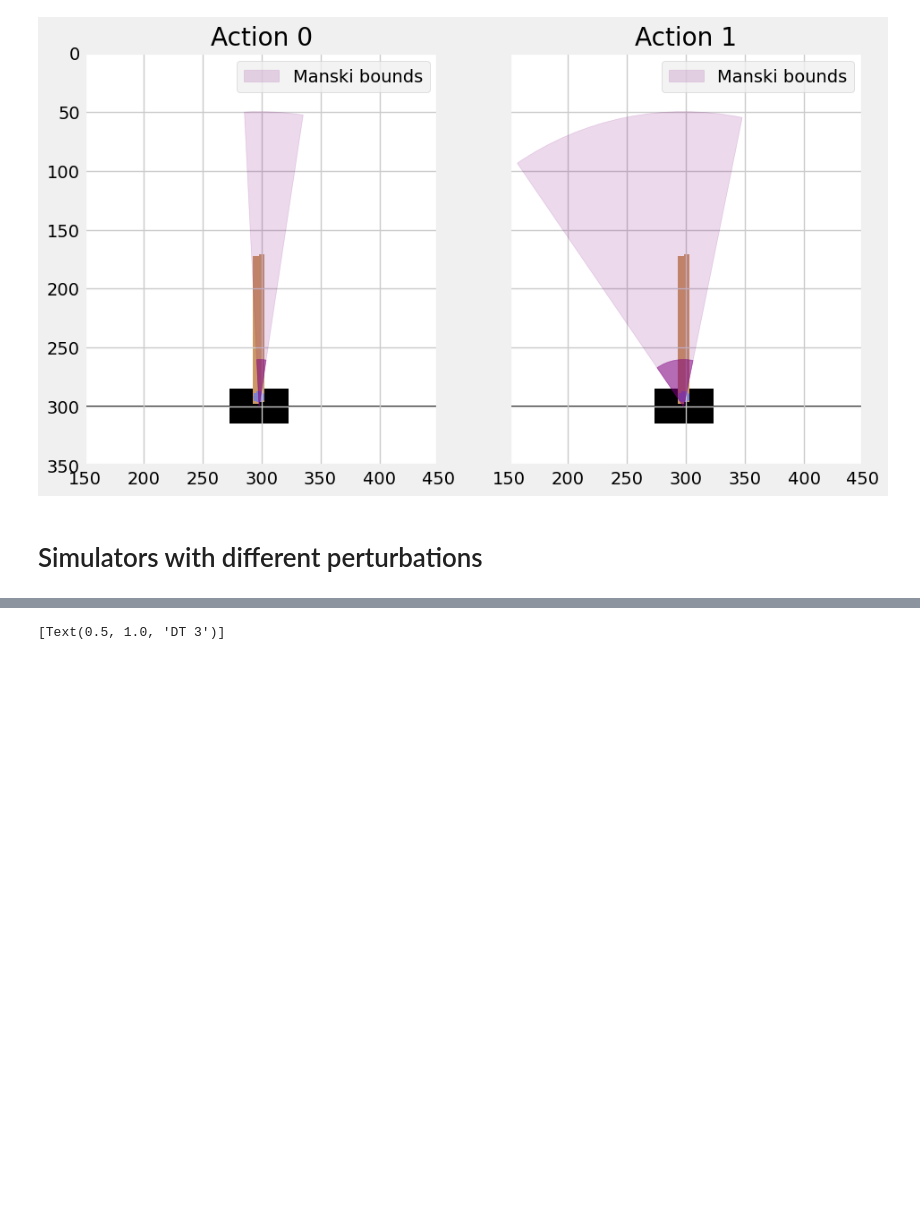
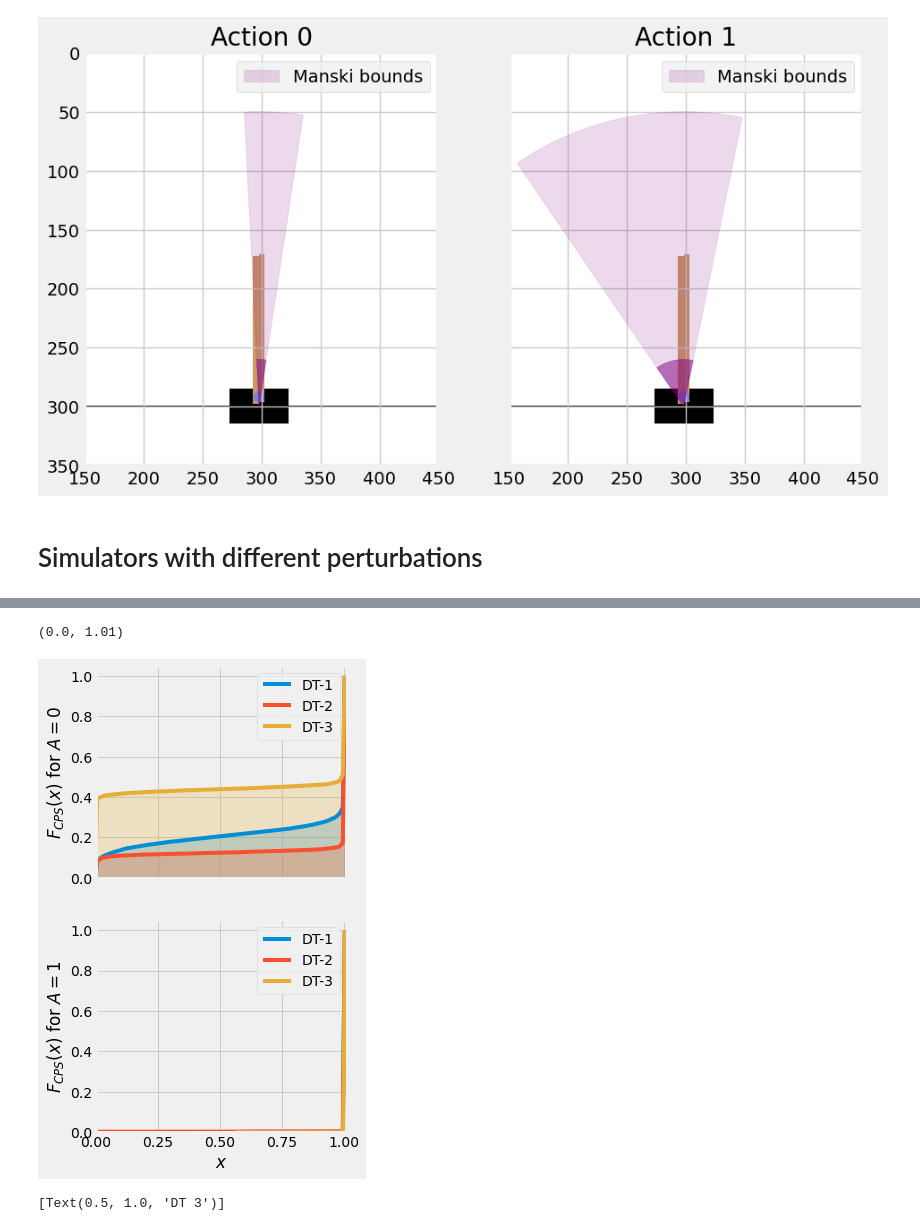
Before and after one commit to faaizT/CausalTwinAssessment, a Jupyter notebook: Cartpole Simulator.ipynb, the cells around one changed output, grey strips where cells are left out. Drawn from its saved outputs; the diff is of its cells as text; code cells hidden in the pictures; blank space fills up the shorter version.

```diff
--- a/Cartpole Simulator.ipynb
+++ b/Cartpole Simulator.ipynb
@@ -1177,3 +1201,30 @@ plt.xlim([0,1.01])
+# %%
+# results = experimental_results(-0.01)
+results = experimental_results(-0.007, policy, ymin_net, ymax_net)
+# %%
+results_cls = results.copy()
+for sim in [1, 2, 3]:
+    results_cls = results_cls.rename(columns={"$\hat{{p}}^{{x,a}}$ (DT-{})".format(sim): "DT-{}".format(sim)})
+# %%
+# -0.009
+fig, axs = plt.subplots(2, 1, figsize=(4,8), sharex=True)
+for a in [0,1]:
+    for sim in [1,2,3]:
+        if (a == 0):
+            sns.kdeplot(data=results_cls.loc[obs_data_test['A']==a, "DT-{}".format(sim)], shade=True, cumulative=True, bw=0.001, ax=axs[a])
+        else:
+            sns.kdeplot(data=results_cls.loc[obs_data_test['A']==a, "DT-{}".format(sim)], shade=True, cumulative=True, bw=0.001, ax=axs[a])
+# axs[0].set_ylabel('Action 0')
+# axs[0].set_title('Action 0')
+# axs[1].set_title('Action 1')
+axs[0].set_ylabel('$F_{CPS}(x)$ for $A=0$')
+axs[1].set_ylabel('$F_{CPS}(x)$ for $A=1$')
+axs[1].set_xlabel('$x$')
+plt.style.use('fivethirtyeight')
+plt.xlim([0,1.01])
+# %% [output]
+(0.0, 1.01)
+[figure, added]
 # %%
 # -0.007
 fig, axs = plt.subplots(1, 3, figsize=(12,6), sharey=True)
```
Also changed, not shown: parts of 14 cells of this notebook, 1 other file.
